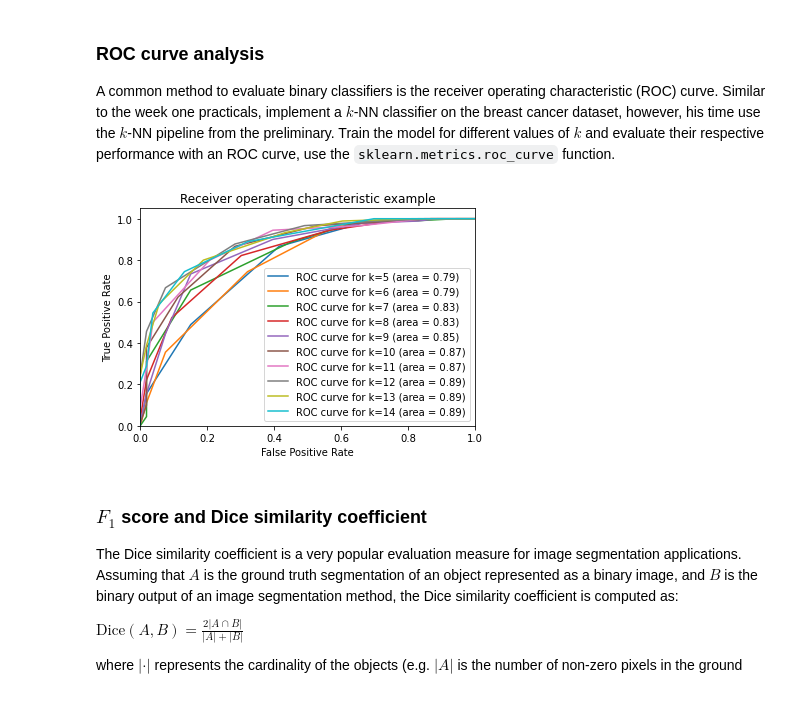
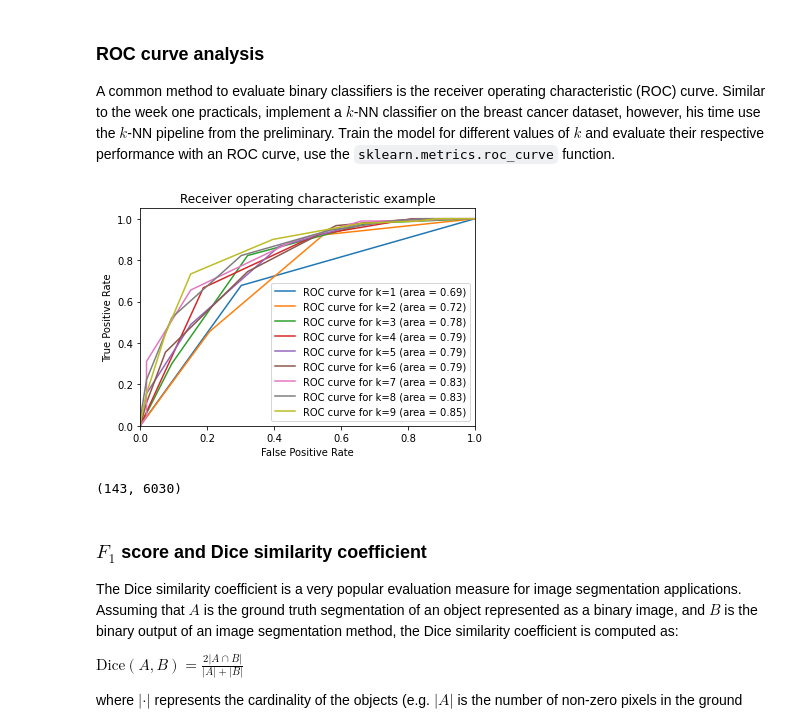
Before and after one commit to langestefan/8dm50-machine-learning, a Jupyter notebook: practicals/week_2.ipynb, the cells around one changed output. Saved outputs shown, nothing was run; the diff lists cells and outputs as text; code cells hidden in the pictures.

```diff
--- a/practicals/week_2.ipynb
+++ b/practicals/week_2.ipynb
@@ -221,51 +221,64 @@ from sklearn.pipeline import Pipeline
 from sklearn.metrics import roc_curve, auc
 from sklearn.preprocessing import StandardScaler
 
+# load in breast cancer data
 breast_cancer = datasets.load_breast_cancer()
 
+#get features and target
 X = breast_cancer.data
 y = breast_cancer.target
 
+# make te data more noisy
 random_state = np.random.RandomState(0)
 n_samples, n_features = X.shape
 X = np.c_[X, random_state.randn(n_samples, 200 * n_features)]
 
+#split the data
 X_train, X_test, y_train, y_test = train_test_split(X, y, stratify=y, random_state=40)
 
-max_k = 15
+
+#define the maximum number of k-nearest neighbors
+max_k = 10
+
+#create dictionaries for false positve rate, true positive rate, and auc roc score
 fpr = dict()
 tpr = dict()
 AUC_ROC_scores = dict()
 
+#training and retreiving ROC values for different values of K
 for k in np.arange(1, max_k):
     knn = neighbors.KNeighborsClassifier(n_neighbors=k)
     scaler = StandardScaler()
     model = Pipeline([
                  ("scaler", scaler),
                  ("knn", knn)
                 ])
     model.fit(X_train, y_train)
     y_score = model.predict_proba(X_test)
     fpr[k], tpr[k], _ = roc_curve(y_test, y_score[:,1])
     AUC_ROC_scores[k] = auc(fpr[k],tpr[k])
 
 
+#plot all the ROC curvers into one
 plt.figure()
-for i in np.arange(5 ,max_k):
+for i in np.arange(1 ,max_k):
     plt.plot(
         fpr[i],
         tpr[i],
     label=f"ROC curve for k={i} (area = %0.2f)" % AUC_ROC_scores[i],
 )
 plt.xlim([0.0, 1.0])
 plt.ylim([0.0, 1.05])
 plt.xlabel("False Positive Rate")
 plt.ylabel("True Positive Rate")
 plt.title("Receiver operating characteristic example")
 plt.legend(loc="lower right")
 plt.show()
+
+X_test.shape
 # %% [output]
-[figure, old version]
+[figure, new version]
+(143, 6030)
 # %% [markdown]
 ### $F_1$ score and Dice similarity coefficient
 
```
